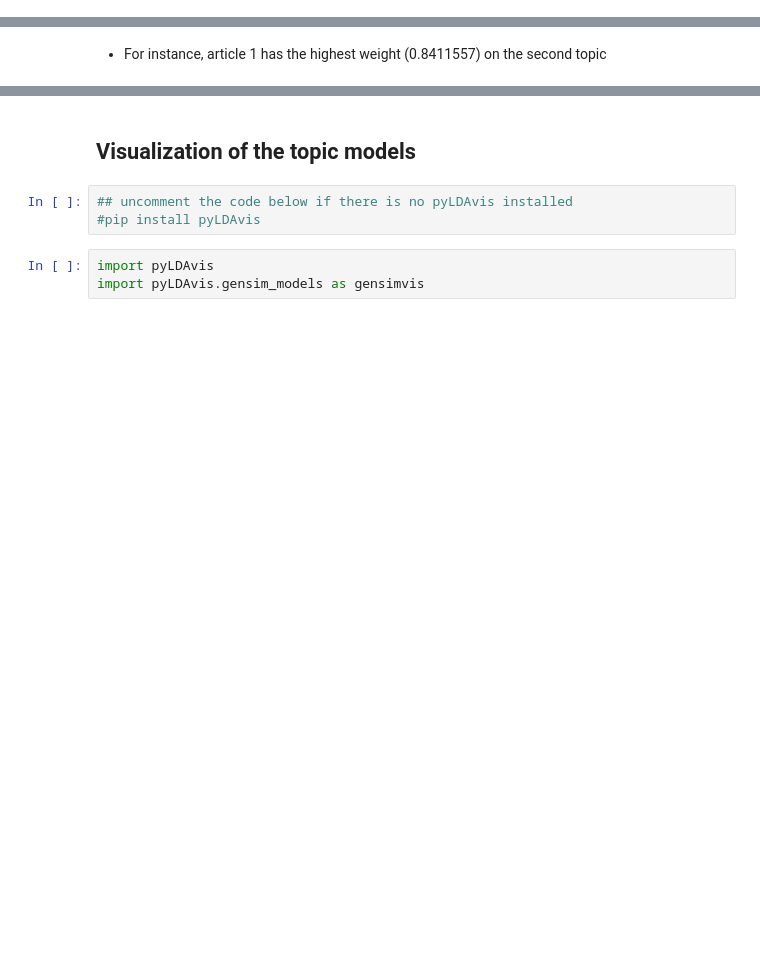
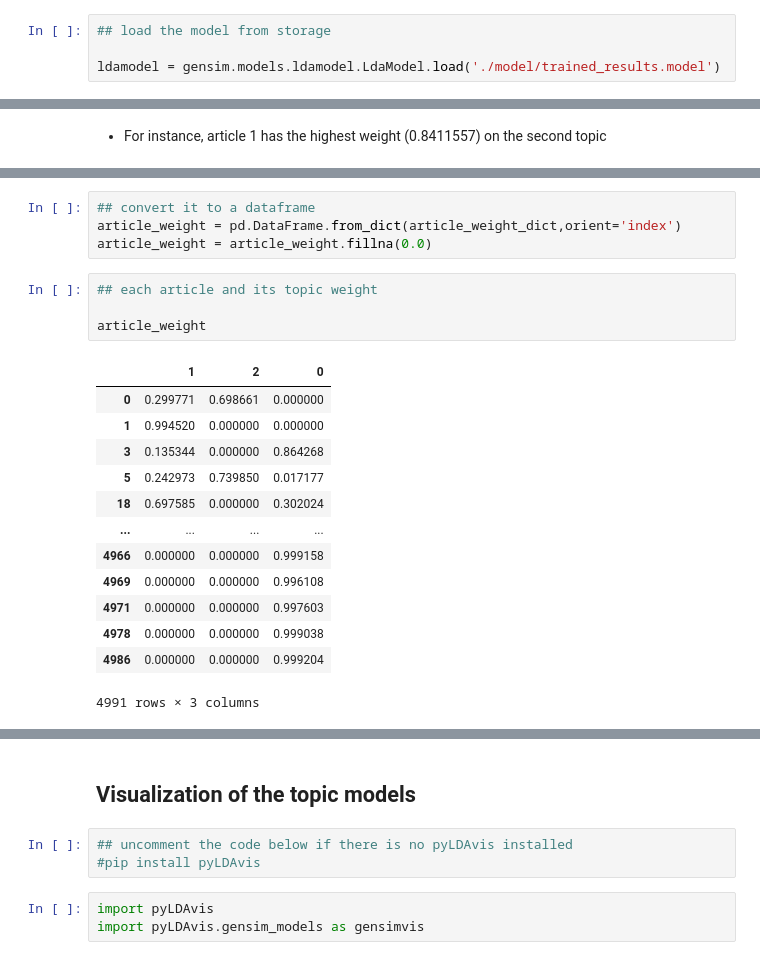
Before and after one commit to iworld1991/LDA, a Jupyter notebook: notebook/LDA-example.ipynb, the cells around one changed output, grey strips where cells are left out. Saved outputs shown, nothing was run; the diff lists cells and outputs as text; blank space fills up the shorter version.

```diff
--- a/notebook/LDA-example.ipynb
+++ b/notebook/LDA-example.ipynb
@@ -249,3 +307,7 @@ ldamodel = Lda(corpus,
+# %%
+## load the model from storage
+
+ldamodel = gensim.models.ldamodel.LdaModel.load('./model/trained_results.model')
 # %%
 print('These are the the most common words for each topic')
 ldamodel.print_topics(num_words=20)
@@ -411,0 +389,22 @@ Coherence Score:  0.4179238914617071
+# %%
+## convert it to a dataframe
+article_weight = pd.DataFrame.from_dict(article_weight_dict,orient='index')
+article_weight = article_weight.fillna(0.0)
+# %%
+## each article and its topic weight
+
+article_weight
+# %% [output]
+|  | 1 | 2 | 0 |
+| 0 | 0.299771 | 0.698661 | 0.000000 |
+| 1 | 0.994520 | 0.000000 | 0.000000 |
+| 3 | 0.135344 | 0.000000 | 0.864268 |
+| 5 | 0.242973 | 0.739850 | 0.017177 |
+| 18 | 0.697585 | 0.000000 | 0.302024 |
+| ... | ... | ... | ... |
+| 4966 | 0.000000 | 0.000000 | 0.999158 |
+| 4969 | 0.000000 | 0.000000 | 0.996108 |
+| 4971 | 0.000000 | 0.000000 | 0.997603 |
+| 4978 | 0.000000 | 0.000000 | 0.999038 |
+| 4986 | 0.000000 | 0.000000 | 0.999204 |
+4991 rows × 3 columns
```
Also changed, not shown: parts of 37 cells of this notebook, 7 other files.
